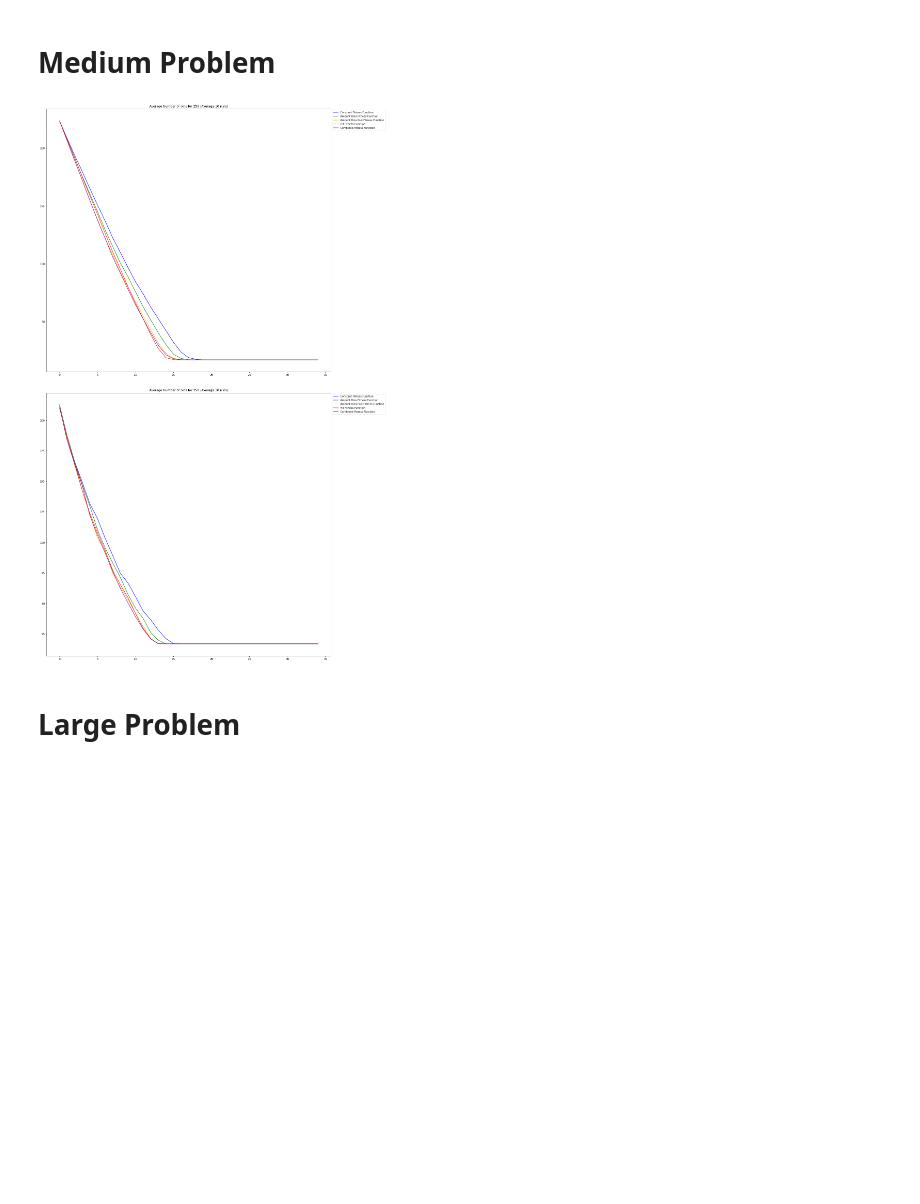
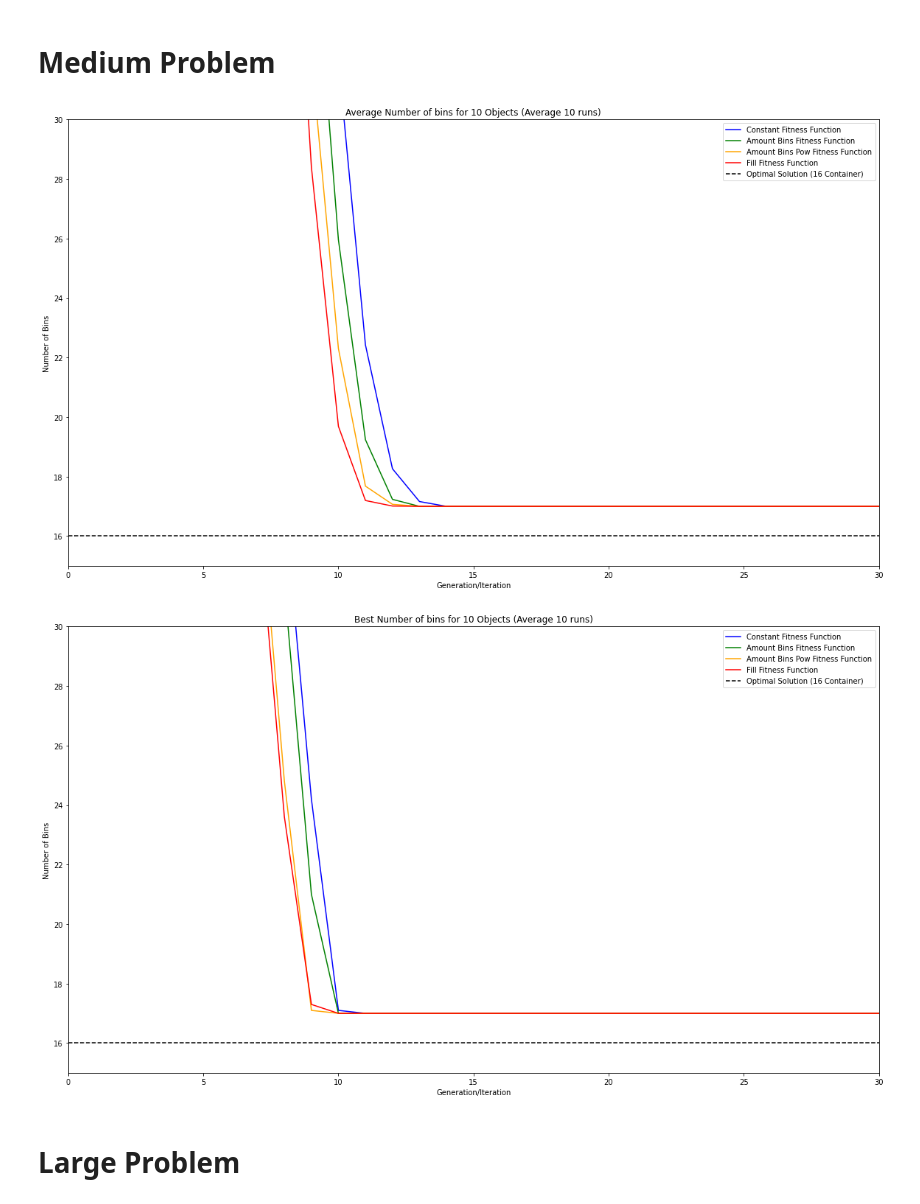
Before and after one commit to schtim/NatureInspiredAlgorithms_Code, a Jupyter notebook: GeneticAlgorithm/TestNotebooks/FitnessFunctionCompare.ipynb, the cells around one changed output. Saved outputs shown, nothing was run; the diff lists cells and outputs as text; code cells hidden in the pictures; blank space fills up the shorter version.

```diff
--- a/GeneticAlgorithm/TestNotebooks/FitnessFunctionCompare.ipynb
+++ b/GeneticAlgorithm/TestNotebooks/FitnessFunctionCompare.ipynb
@@ -115,73 +135,9 @@ plt.show()
 # %% [markdown]
 # Medium Problem
-# %%
-av_number = 10
-number_generations = 35
-pop_size = 80
-crossover_prob = 0.8
-mutation_prob = 0.05
-fit_heuristic = 'first_fit'
-objects = medium_objects
-container_vol= medium_container[0]
-container_weight= medium_container[1]
-amount_obj = len(medium_objects)
-
-average_vals_const = np.zeros((av_number, number_generations))
-average_vals_amount_bins = np.zeros((av_number, number_generations))
-average_vals_amount_bins_pow = np.zeros((av_number, number_generations))
-average_vals_fill = np.zeros((av_number, number_generations))
-average_vals_combined = np.zeros((av_number, number_generations))
-best_vals_const = np.zeros((av_number, number_generations))
-best_vals_amount_bins = np.zeros((av_number, number_generations))
-best_vals_amount_bins_pow = np.zeros((av_number, number_generations))
-best_vals_fill = np.zeros((av_number, number_generations))
-best_vals_combined = np.zeros((av_number, number_generations))
-
-for index in np.arange(av_number):
-    GA = GeneticAlgorithm(objects, pop_size, container_vol, container_weight, crossover_prob, mutation_prob, number_generations, 'constant', fit_heuristic)
-    _,_, average_vals_const[index], best_vals_const[index],_,_ = GA.run()
-    GA = GeneticAlgorithm(objects, pop_size, container_vol, container_weight, crossover_prob, mutation_prob, number_generations, 'amount_bins', fit_heuristic)
-    _,_, average_vals_amount_bins[index], best_vals_amount_bins[index],_,_ = GA.run()
-    GA = GeneticAlgorithm(objects, pop_size, container_vol, container_weight, crossover_prob, mutation_prob, number_generations, 'amount_bins_pow', fit_heuristic)
-    _,_, average_vals_amount_bins_pow[index], best_vals_amount_bins_pow[index],_,_ = GA.run()
-    GA = GeneticAlgorithm(objects, pop_size, container_vol, container_weight, crossover_prob, mutation_prob, number_generations, 'fill', fit_heuristic)
-    _,_, average_vals_fill[index], best_vals_fill[index],_,_ = GA.run()
-    GA = GeneticAlgorithm(objects, pop_size, container_vol, container_weight, crossover_prob, mutation_prob, number_generations, 'combined', fit_heuristic)
-    _,_, average_vals_combined[index], best_vals_combined[index],_,_ = GA.run()
-
-# calc average
-average_vals_const = np.average(average_vals_const, 0)
-average_vals_amount_bins = np.average(average_vals_amount_bins, 0)
-average_vals_amount_bins_pow = np.average(average_vals_amount_bins_pow, 0)
-average_vals_fill = np.average(average_vals_fill, 0)
-average_vals_combined = np.average(average_vals_combined, 0)
-best_vals_const = np.average(best_vals_const, 0)
-best_vals_amount_bins = np.average(best_vals_amount_bins, 0)
-best_vals_amount_bins_pow = np.average(best_vals_amount_bins_pow, 0)
-best_vals_fill = np.average(best_vals_fill, 0)
-best_vals_combined = np.average(best_vals_combined, 0)
-
-# Plot
-x_vals = np.arange(number_generations)
-# Punkte visualisieren
-fig, ax = plt.subplots(2,figsize=(16,30))
-fig.tight_layout(h_pad=6)
-ax[0].set_title(f'Average Number of bins for {amount_obj} (Average {av_number} runs)')
-ax[0].plot(x_vals, average_vals_const, color="blue", label = 'Constant Fitness Function')
-ax[0].plot(x_vals, average_vals_amount_bins, color="green", label = 'Amount Bins Fitness Function')
-ax[0].plot(x_vals, average_vals_amount_bins_pow, color="orange", label = 'Amount Bins Pow Fitness Function')
-ax[0].plot(x_vals, average_vals_fill, color="red", label = 'Fill Fitness Function')
-ax[0].plot(x_vals, average_vals_combined, color="purple", label = 'Combined Fitness Function')
-ax[0].legend(bbox_to_anchor=(1,1), loc="upper left")
-ax[1].set_title(f'Average Number of bins for {amount_obj} (Average {av_number} runs)')
-ax[1].plot(x_vals, best_vals_const, color="blue", label = 'Constant Fitness Function')
-ax[1].plot(x_vals, best_vals_amount_bins, color="green", label = 'Amount Bins Fitness Function')
-ax[1].plot(x_vals, best_vals_amount_bins_pow, color="orange", label = 'Amount Bins Pow Fitness Function')
-ax[1].plot(x_vals, best_vals_fill, color="red", label = 'Fill Fitness Function')
-ax[1].plot(x_vals, best_vals_combined, color="purple", label = 'Combined Fitness Function')
-ax[1].legend(bbox_to_anchor=(1,1), loc="upper left")
-plt.show()
-# %% [output]
-[figure, removed]
+# %%
+plot_fitness_function_compare(medium_objects, medium_optimal_solution, medium_container[0], medium_container[1], [0,50], [15, 50])
+# %% [output]
+[figure, added]
+[figure, added]
 # %% [markdown]
 # Large Problem
```
Also changed, not shown: parts of 8 cells of this notebook, 1 other file.
